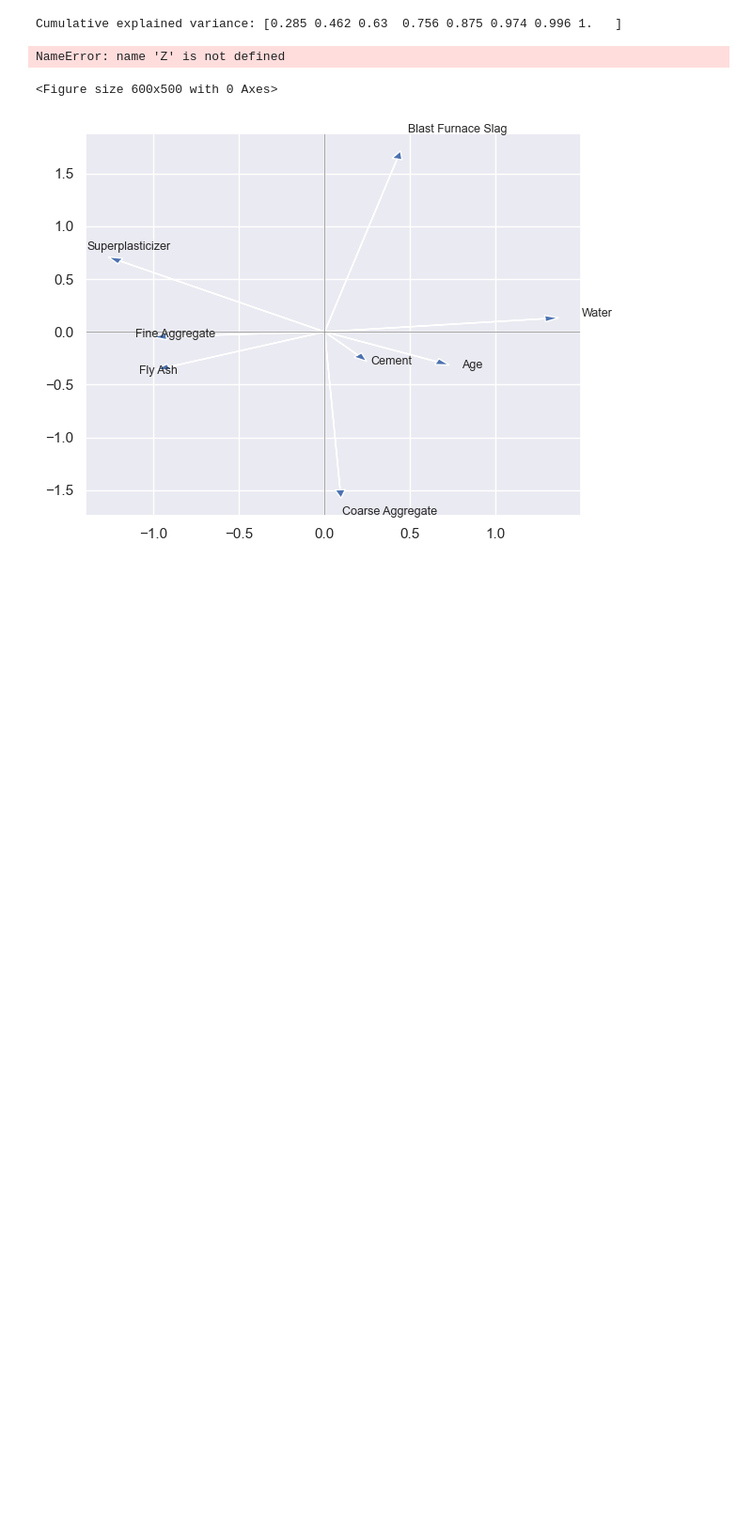
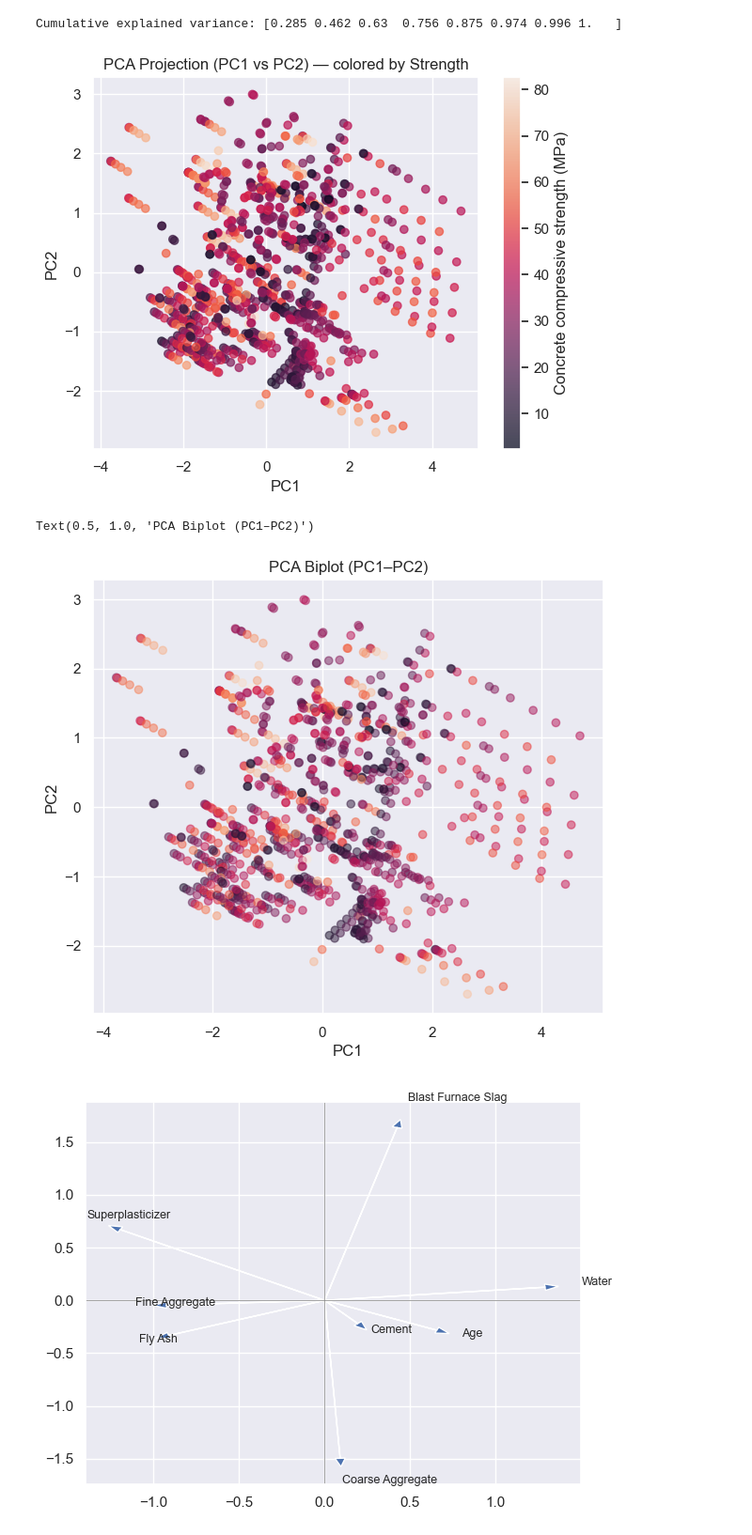
Before and after one commit to chrisd314/02452_Machine_Learning_Project_Fall_2025, a Jupyter notebook: ML Assignment 1.ipynb, the cells around one changed output. Shown at 94% size. Cells and saved outputs as stored; diff of their text form; code cells hidden in the pictures; blank space fills up the shorter version.

```diff
--- a/ML Assignment 1.ipynb
+++ b/ML Assignment 1.ipynb
@@ -336,7 +332,7 @@ attributes = X.columns.tolist()
 scaler = StandardScaler()
 X_standard = scaler.fit_transform(X)
 pca = PCA(n_components=X.shape[1], random_state=0)
-pca_comp = pca.fit_transform(X_standard)
+Z = pca.fit_transform(X_standard)
 
 # Loadings: how each original feature contributes to each PC
 loadings = pd.DataFrame(pca.components_, columns=attributes, index=[f"PC{i+1}" for i in range(pca.n_components_)] ).T  # Transpose to show rows as attributes
@@ -386,20 +382,21 @@ Cumulative explained variance: [0.285 0.462 0.63  0.756 0.875 0.974 0.996 1.   ]
 # %%
 plt.figure(figsize=(6,5))
 sc = plt.scatter(Z[:,0], Z[:,1], c=y, alpha=0.7)
 plt.xlabel("PC1")
 plt.ylabel("PC2")
 plt.title("PCA Projection (PC1 vs PC2) — colored by Strength")
 cbar = plt.colorbar(sc)
-cbar.set_label(target)
+cbar.set_label("Concrete compressive strength (MPa)")
 plt.tight_layout()
 plt.show()
 plt.figure(figsize=(7,6))
 
 sc = plt.scatter(Z[:,0], Z[:,1], c=y, alpha=0.5)
 plt.xlabel("PC1"); plt.ylabel("PC2")
 plt.title("PCA Biplot (PC1–PC2)")
 # %% [output]
+[figure, added]
-NameError: name 'Z' is not defined
+Text(0.5, 1.0, 'PCA Biplot (PC1–PC2)')
-<Figure size 600x500 with 0 Axes>
+[figure, added]
 # %%
 arrow_scale = 2.5 # Scale arrows
```
Also changed, not shown: parts of 2 cells of this notebook.
